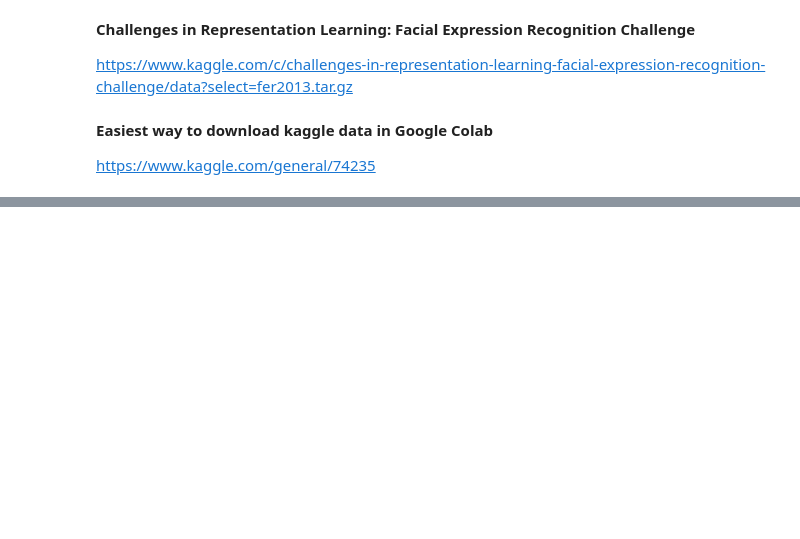
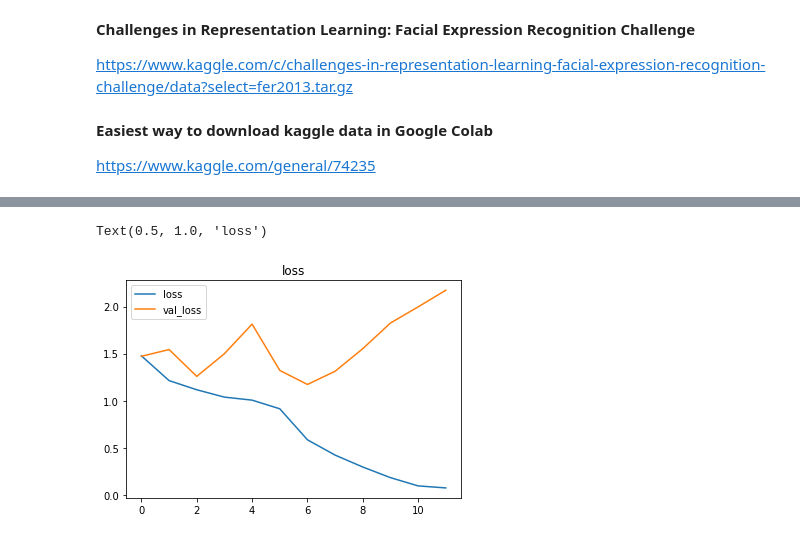
Before and after one commit to httc805155/FacialRecognition, a Jupyter notebook: EmotionDetection/EmotionModel.ipynb, the cells around one changed output, grey strips where cells are left out. Cells and saved outputs as stored; diff of their text form; code cells hidden in the pictures; blank space fills up the shorter version.

```diff
--- a/EmotionDetection/EmotionModel.ipynb
+++ b/EmotionDetection/EmotionModel.ipynb
@@ -48,0 +201,8 @@ Downloading example_submission.csv to /content
+# %%
+plt.plot(history['loss'])
+plt.plot(history['val_loss'])
+plt.legend(['loss', 'val_loss'])
+plt.title('loss')
+# %% [output]
+Text(0.5, 1.0, 'loss')
+[figure, added]
```
Also changed, not shown: parts of 25 cells of this notebook.
